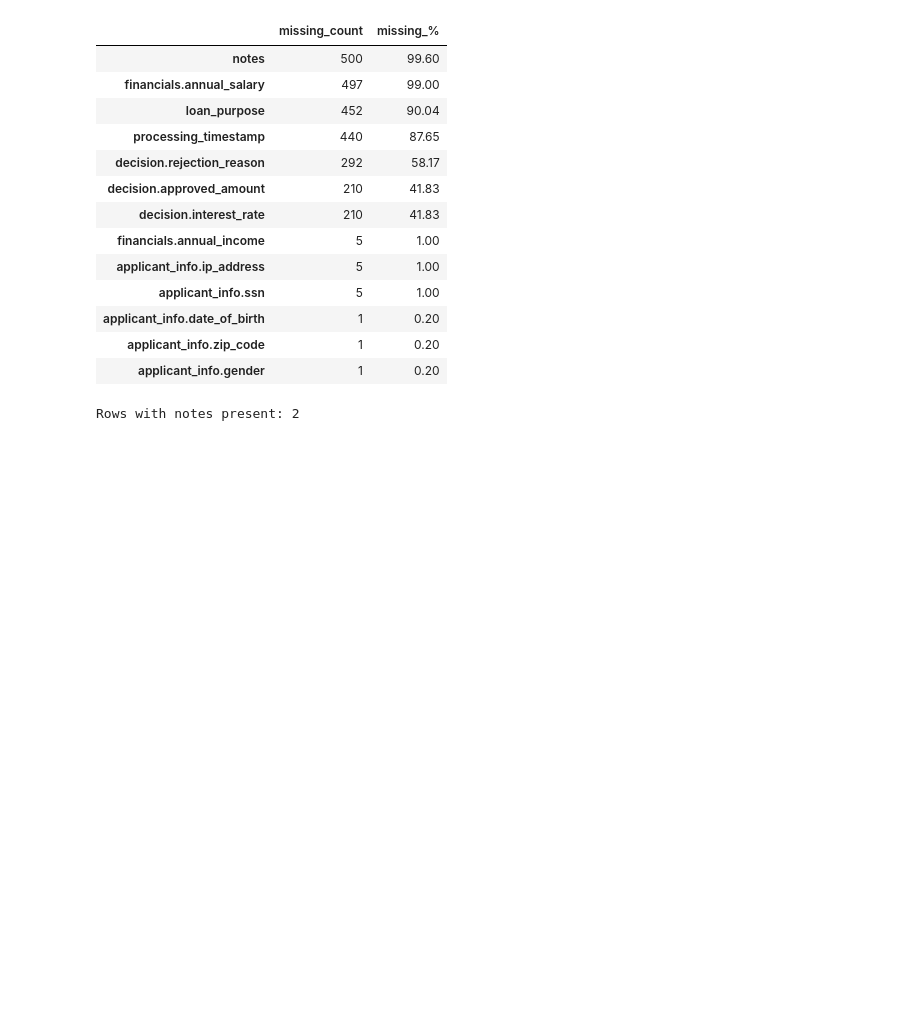
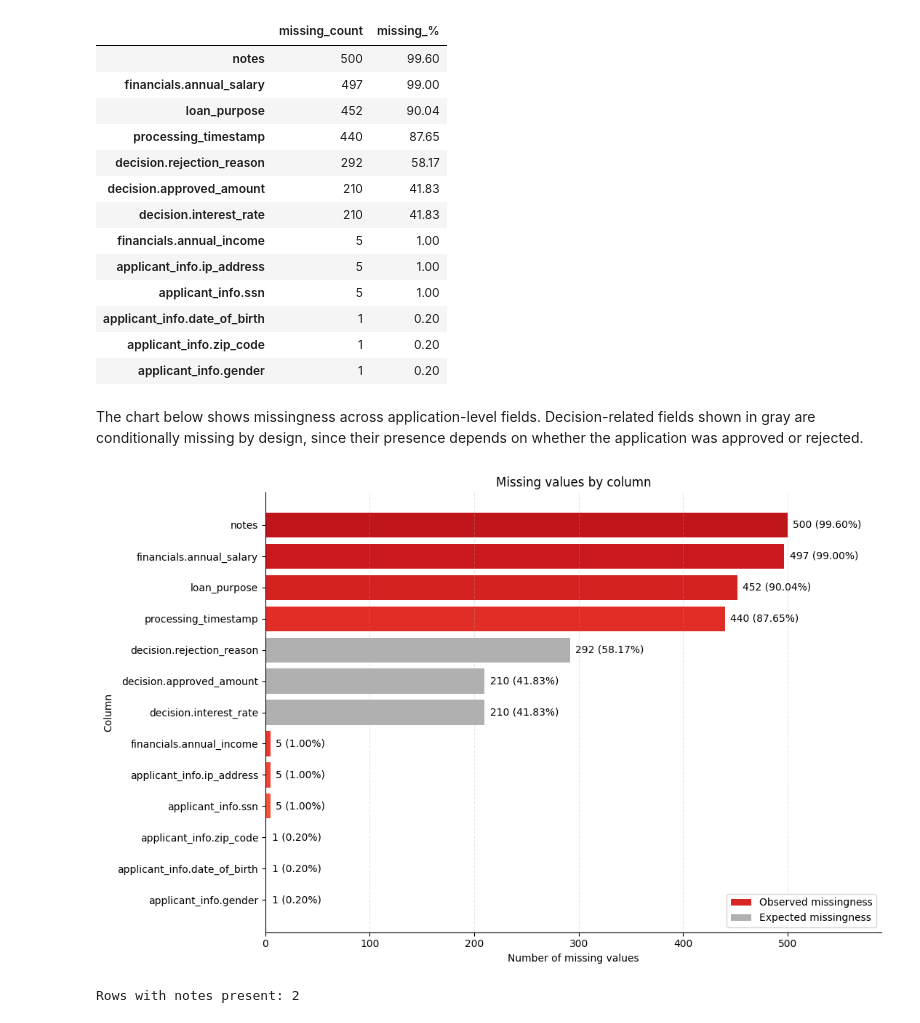
Before and after one commit to catarinapalma01/dego-project-team3, a Jupyter notebook: notebooks/01-data-quality.ipynb, the cells around one changed output. Cells and saved outputs as stored; diff of their text form; code cells hidden in the pictures; blank space fills up the shorter version.

```diff
--- a/notebooks/01-data-quality.ipynb
+++ b/notebooks/01-data-quality.ipynb
@@ -336,6 +389,74 @@ display(missing_table[missing_table["missing_count"] > 0])
 | applicant_info.date_of_birth | 1 | 0.20 |
 | applicant_info.zip_code | 1 | 0.20 |
 | applicant_info.gender | 1 | 0.20 |
+# %% [markdown]
+The chart below shows missingness across application-level fields. Decision-related fields shown in gray are conditionally missing by design, since their presence depends on whether the application was approved or rejected.
+# %%
+# Build missing table
+missing_count = df_raw.isna().sum()
+missing_pct = (df_raw.isna().mean() * 100).round(2)
+
+missing_table = pd.DataFrame({
+    "missing_count": missing_count,
+    "missing_pct": missing_pct
+})
+
+plot_df = (
+    missing_table[missing_table["missing_count"] > 0]
+    .sort_values("missing_count", ascending=True)
+    .copy()
+)
+
+# Columns where missingness is expected by design
+expected_missing = {
+    "decision.approved_amount",
+    "decision.interest_rate",
+    "decision.rejection_reason"
+}
+
+# Colors: gradient for regular missingness, gray for expected missingness
+gradient = plt.cm.Reds(np.linspace(0.45, 0.9, len(plot_df)))
+colors = []
+grad_i = 0
+
+for col in plot_df.index:
+    if col in expected_missing:
+        colors.append("#b0b0b0")
+    else:
+        colors.append(gradient[grad_i])
+        grad_i += 1
+
+fig, ax = plt.subplots(figsize=(11, 7))
+bars = ax.barh(plot_df.index, plot_df["missing_count"], color=colors)
+
+# Labels: count (percentage)
+for bar, count, pct in zip(bars, plot_df["missing_count"], plot_df["missing_pct"]):
+    ax.text(
+        bar.get_width() + plot_df["missing_count"].max() * 0.01,
+        bar.get_y() + bar.get_height() / 2,
+        f"{count} ({pct:.2f}%)",
+        va="center",
+        fontsize=10
+    )
+
+ax.set_xlabel("Number of missing values")
+ax.set_ylabel("Column")
+ax.set_title("Missing values by column")
+ax.set_xlim(0, plot_df["missing_count"].max() * 1.18)
+ax.grid(axis="x", linestyle="--", alpha=0.3)
+ax.spines["top"].set_visible(False)
+ax.spines["right"].set_visible(False)
+
+legend_elements = [
+    Patch(facecolor=plt.cm.Reds(0.7), label="Observed missingness"),
+    Patch(facecolor="#b0b0b0", label="Expected missingness")
+]
+ax.legend(handles=legend_elements, loc="lower right")
+
+plt.tight_layout()
+plt.show()
+# %% [output]
+[figure, added]
 # %%
 # Rows where notes is present
 notes_present = df_raw["notes"].notna()
```
Also changed, not shown: parts of 96 cells of this notebook, 1 other file.
